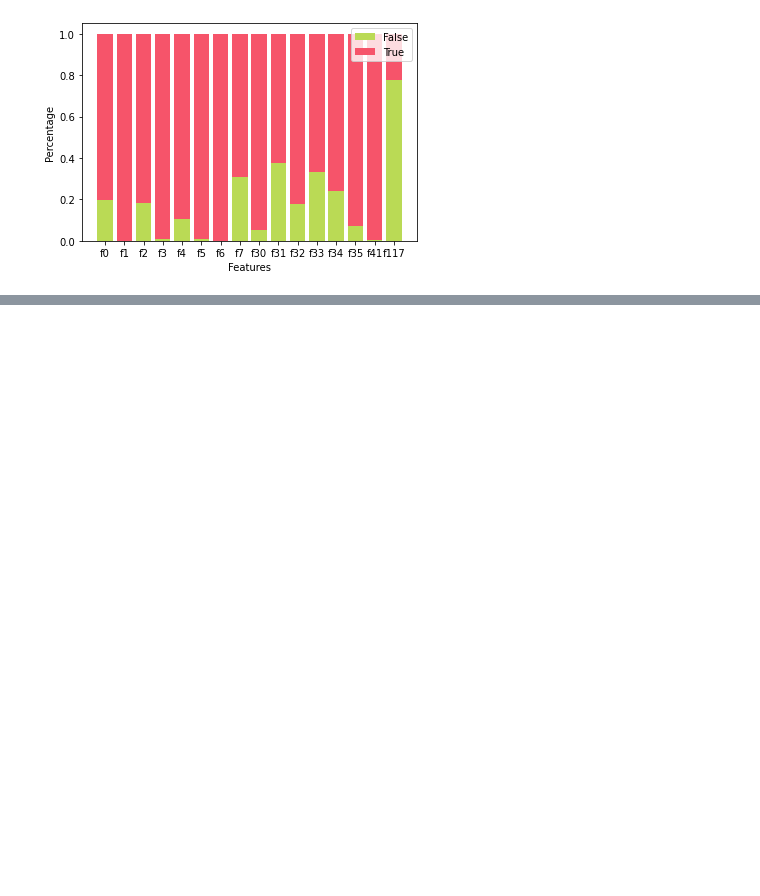
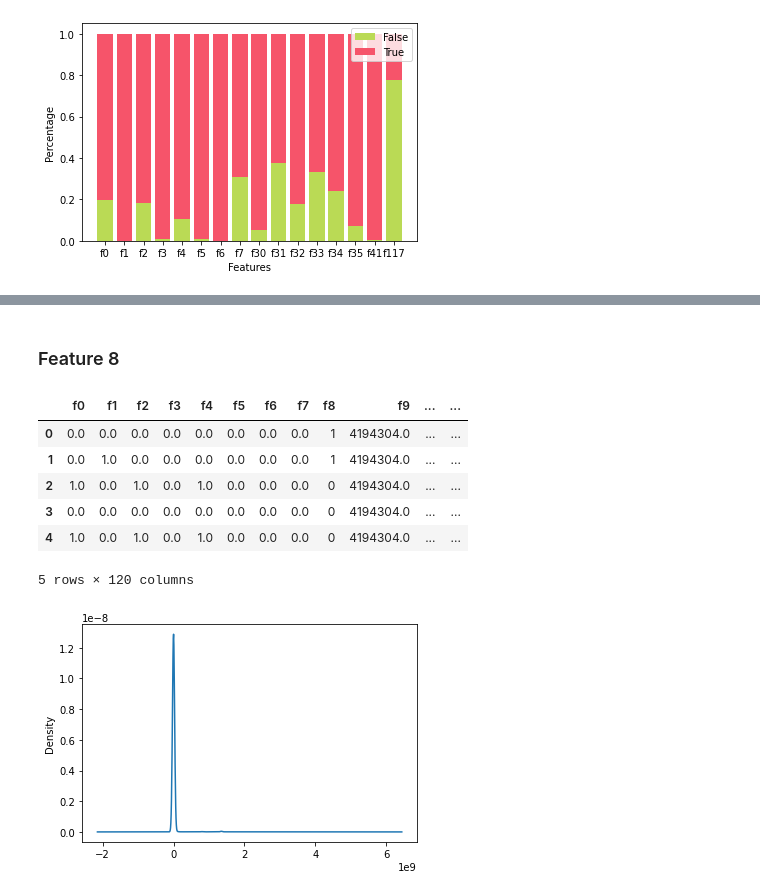
Before and after one commit to roussieau/masterthesis, a Jupyter notebook: src/machine_learning/Features.ipynb, the cells around one changed output, grey strips where cells are left out. Saved outputs shown, nothing was run; the diff lists cells and outputs as text; code cells hidden in the pictures; blank space fills up the shorter version.

```diff
--- a/src/machine_learning/Features.ipynb
+++ b/src/machine_learning/Features.ipynb
@@ -62,0 +110,15 @@ Name: f112, dtype: int64
+# %% [markdown]
+### Feature 8
+# %%
+df['f8'].plot.kde()
+df['f8'] = df['f8'].apply(lambda x: 0 if x == 0 else 1)
+df.head()
+# %% [output]
+|  | f0 | f1 | f2 | f3 | f4 | f5 | f6 | f7 | f8 | f9 | ... | ... |
+| 0 | 0.0 | 0.0 | 0.0 | 0.0 | 0.0 | 0.0 | 0.0 | 0.0 | 1 | 4194304.0 | ... | ... |
+| 1 | 0.0 | 1.0 | 0.0 | 0.0 | 0.0 | 0.0 | 0.0 | 0.0 | 1 | 4194304.0 | ... | ... |
+| 2 | 1.0 | 0.0 | 1.0 | 0.0 | 1.0 | 0.0 | 0.0 | 0.0 | 0 | 4194304.0 | ... | ... |
+| 3 | 0.0 | 0.0 | 0.0 | 0.0 | 0.0 | 0.0 | 0.0 | 0.0 | 0 | 4194304.0 | ... | ... |
+| 4 | 1.0 | 0.0 | 1.0 | 0.0 | 1.0 | 0.0 | 0.0 | 0.0 | 0 | 4194304.0 | ... | ... |
+5 rows × 120 columns
+[figure, added]
```
Also changed, not shown: parts of 13 cells of this notebook.
